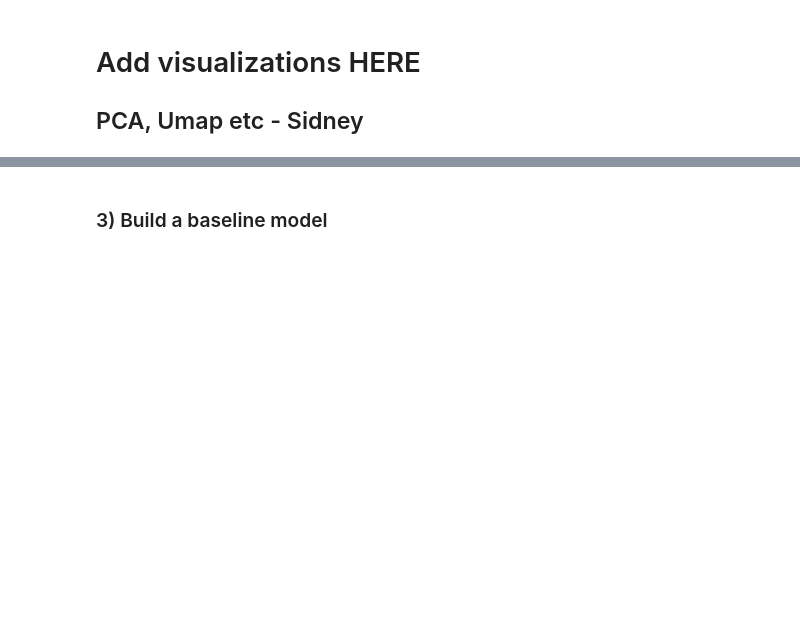
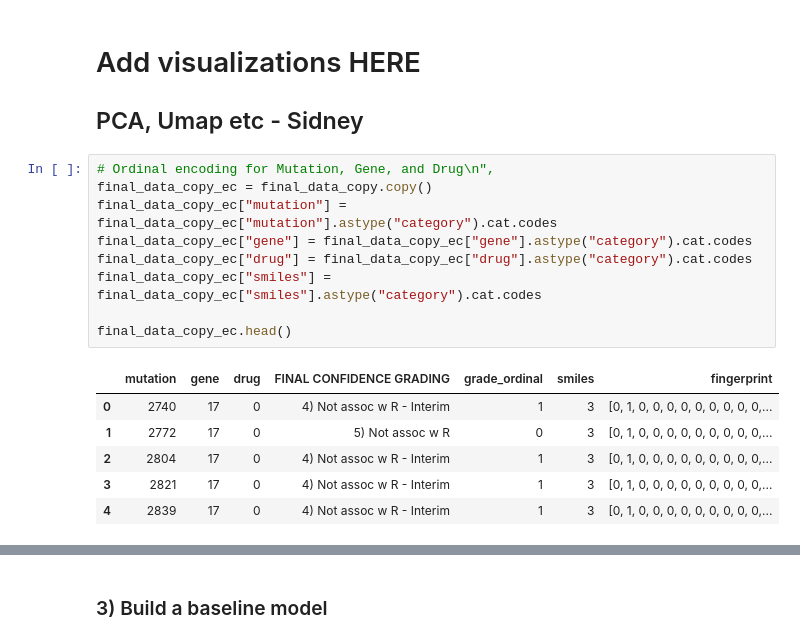
Before and after one commit to ibonomi-MSSE/277B-Final-Project, a Jupyter notebook: draft.ipynb, the cells around one changed output, grey strips where cells are left out. Drawn from its saved outputs; the diff is of its cells as text; blank space fills up the shorter version.

```diff
--- a/draft.ipynb
+++ b/draft.ipynb
@@ -235,3 +235,19 @@ Name: proportion, dtype: float64
 # %% [markdown]
 # Add visualizations HERE
 ## PCA, Umap etc - Sidney
+# %%
+# Ordinal encoding for Mutation, Gene, and Drug\n",
+final_data_copy_ec = final_data_copy.copy()
+final_data_copy_ec["mutation"] = final_data_copy_ec["mutation"].astype("category").cat.codes
+final_data_copy_ec["gene"] = final_data_copy_ec["gene"].astype("category").cat.codes
+final_data_copy_ec["drug"] = final_data_copy_ec["drug"].astype("category").cat.codes
+final_data_copy_ec["smiles"] = final_data_copy_ec["smiles"].astype("category").cat.codes
+
+final_data_copy_ec.head()
+# %% [output]
+|  | mutation | gene | drug | FINAL CONFIDENCE GRADING | grade_ordinal | smiles | fingerprint |
+| 0 | 2740 | 17 | 0 | 4) Not assoc w R - Interim | 1 | 3 | [0, 1, 0, 0, 0, 0, 0, 0, 0, 0, 0,... |
+| 1 | 2772 | 17 | 0 | 5) Not assoc w R | 0 | 3 | [0, 1, 0, 0, 0, 0, 0, 0, 0, 0, 0,... |
+| 2 | 2804 | 17 | 0 | 4) Not assoc w R - Interim | 1 | 3 | [0, 1, 0, 0, 0, 0, 0, 0, 0, 0, 0,... |
+| 3 | 2821 | 17 | 0 | 4) Not assoc w R - Interim | 1 | 3 | [0, 1, 0, 0, 0, 0, 0, 0, 0, 0, 0,... |
+| 4 | 2839 | 17 | 0 | 4) Not assoc w R - Interim | 1 | 3 | [0, 1, 0, 0, 0, 0, 0, 0, 0, 0, 0,... |
```
Also changed, not shown: parts of 4 cells of this notebook.
